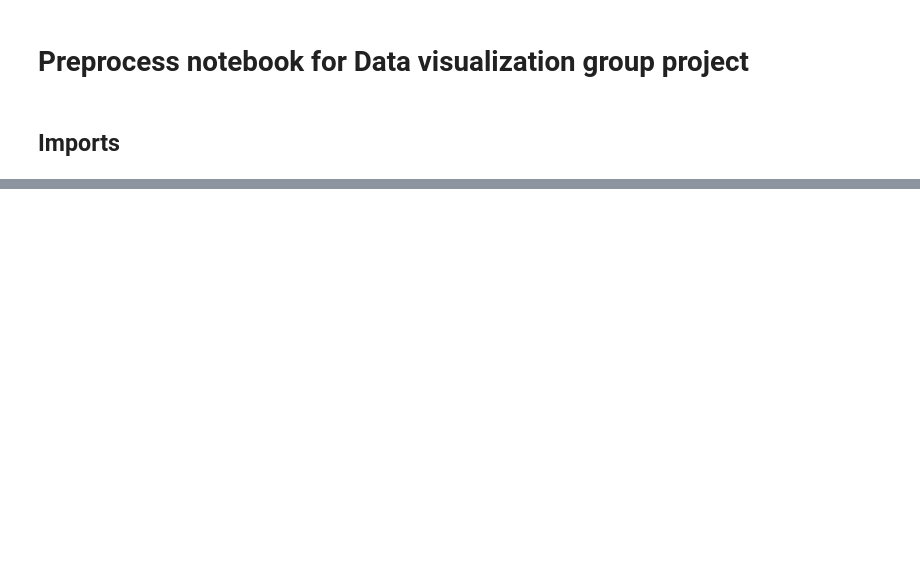
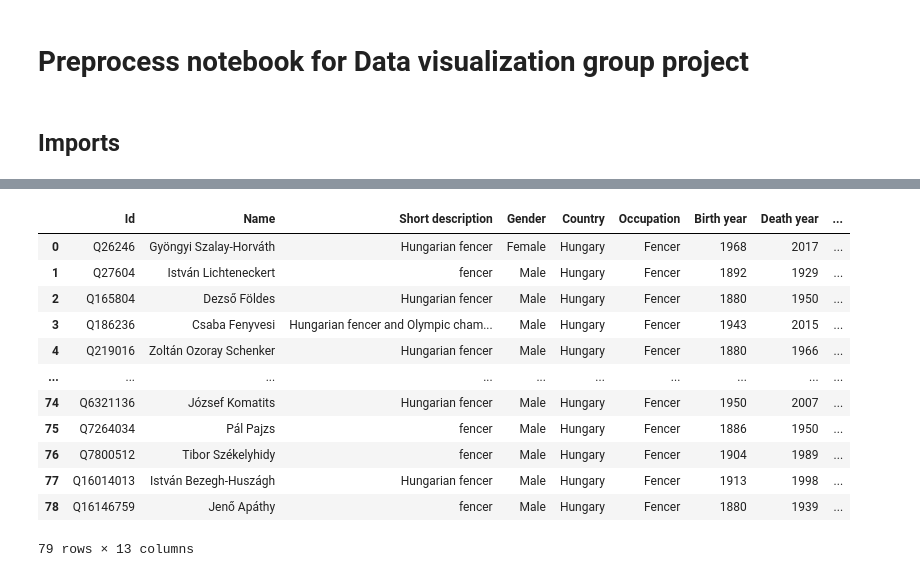
Before and after one commit to tomo960714/AgeVisualization, a Jupyter notebook: preprocess.ipynb, the cells around one changed output, grey strips where cells are left out. Cells and saved outputs as stored; diff of their text form; code cells hidden in the pictures; blank space fills up the shorter version.

```diff
--- a/preprocess.ipynb
+++ b/preprocess.ipynb
@@ -64,0 +132,20 @@ df.head()
+# %%
+separator = ","
+# Read the csv file
+df = pd.read_csv('Data/fencer_hungary.csv',sep=separator)
+# %%
+df
+# %% [output]
+|  | Id | Name | Short description | Gender | Country | Occupation | Birth year | Death year | ... |
+| 0 | Q26246 | Gyöngyi Szalay-Horváth | Hungarian fencer | Female | Hungary | Fencer | 1968 | 2017 | ... |
+| 1 | Q27604 | István Lichteneckert | fencer | Male | Hungary | Fencer | 1892 | 1929 | ... |
+| 2 | Q165804 | Dezső Földes | Hungarian fencer | Male | Hungary | Fencer | 1880 | 1950 | ... |
+| 3 | Q186236 | Csaba Fenyvesi | Hungarian fencer and Olympic cham... | Male | Hungary | Fencer | 1943 | 2015 | ... |
+| 4 | Q219016 | Zoltán Ozoray Schenker | Hungarian fencer | Male | Hungary | Fencer | 1880 | 1966 | ... |
+| ... | ... | ... | ... | ... | ... | ... | ... | ... | ... |
+| 74 | Q6321136 | József Komatits | Hungarian fencer | Male | Hungary | Fencer | 1950 | 2007 | ... |
+| 75 | Q7264034 | Pál Pajzs | fencer | Male | Hungary | Fencer | 1886 | 1950 | ... |
+| 76 | Q7800512 | Tibor Székelyhidy | fencer | Male | Hungary | Fencer | 1904 | 1989 | ... |
+| 77 | Q16014013 | István Bezegh-Huszágh | Hungarian fencer | Male | Hungary | Fencer | 1913 | 1998 | ... |
+| 78 | Q16146759 | Jenő Apáthy | fencer | Male | Hungary | Fencer | 1880 | 1939 | ... |
+79 rows × 13 columns
```
Also changed, not shown: parts of 10 cells of this notebook.
